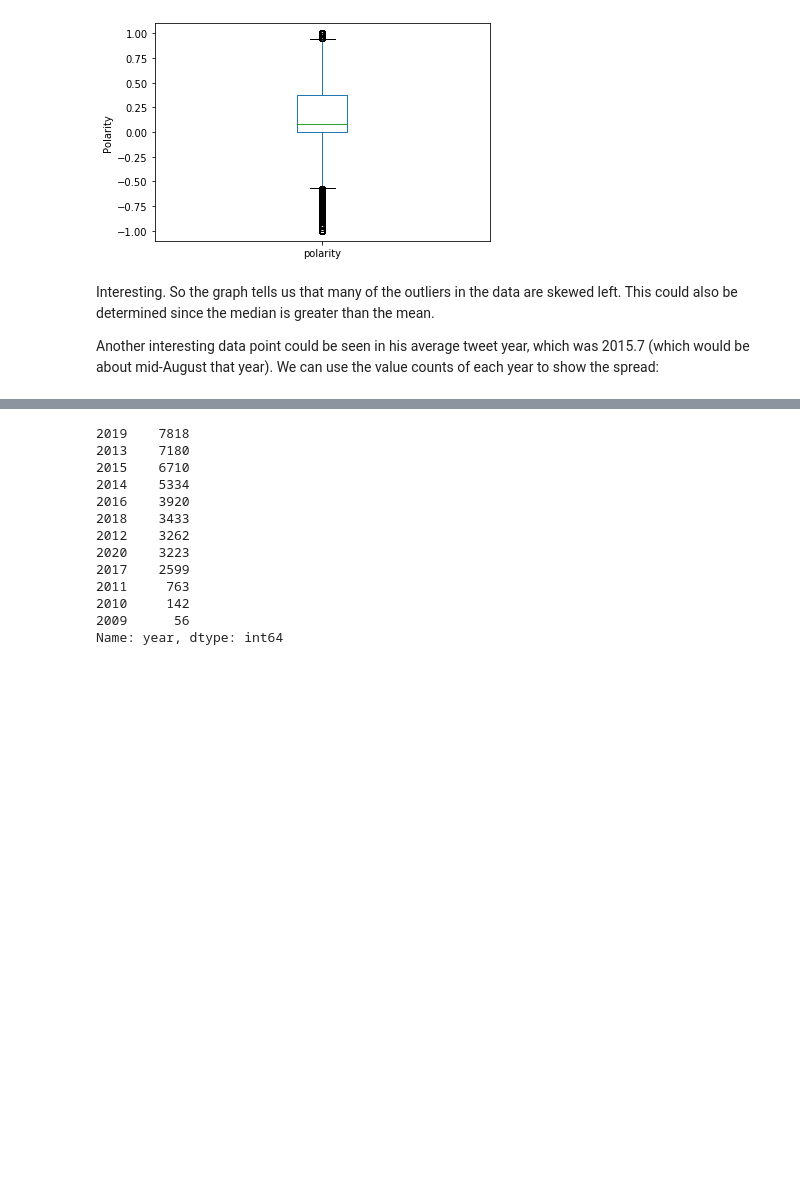
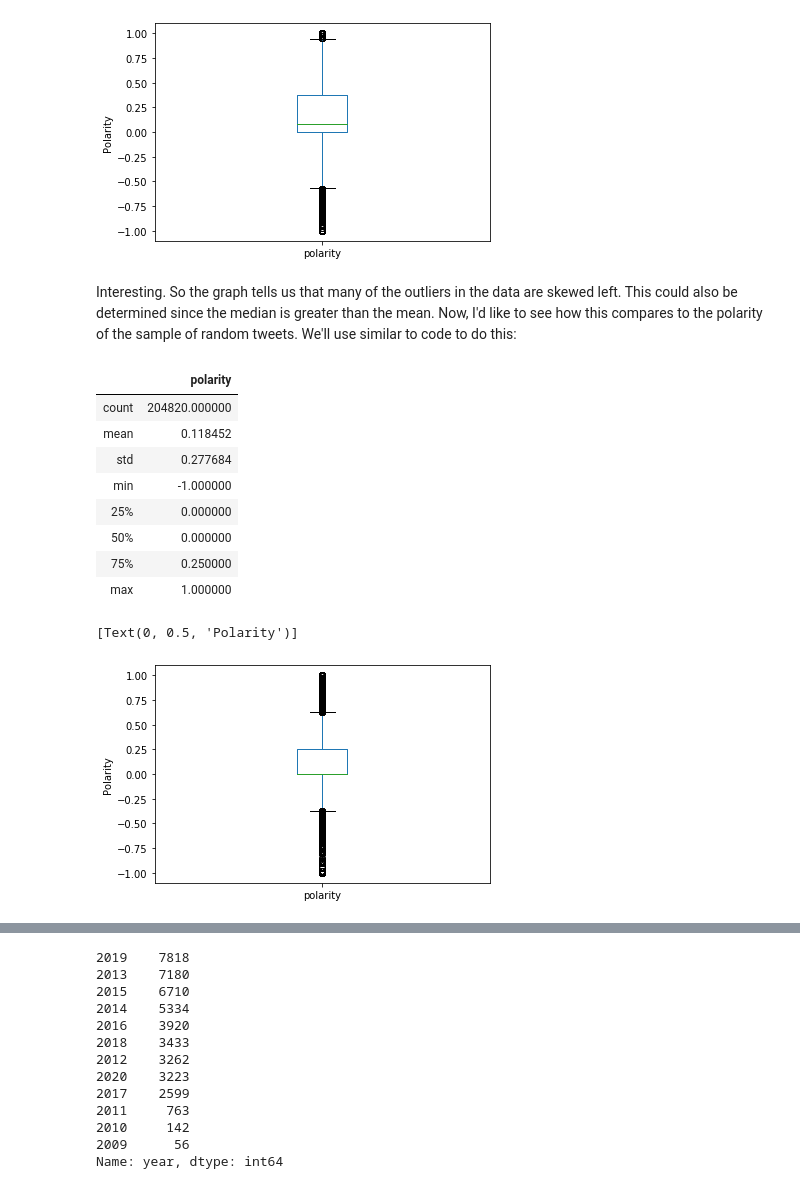
Before and after one commit to Data-Science-for-Linguists-2020/Sentiment-Analysis-of-Trump-Tweets, a Jupyter notebook: code/project_code.ipynb, the cells around one changed output, grey strips where cells are left out. Cells and saved outputs as stored; diff of their text form; code cells hidden in the pictures; blank space fills up the shorter version.

```diff
--- a/code/project_code.ipynb
+++ b/code/project_code.ipynb
@@ -298,6 +310,6 @@ With this number in mind, I can import the correct number of lines using the .he
 # %%
 #read in file and save first 13409 lines into a dataframe
-misc = pd.read_csv('../data/stream.csv').head(40815)
+misc = pd.read_csv('../data/stream.csv')
 #show shape of df
 misc.head()
 misc.shape
@@ -349,0 +362,3 @@ Beautiful. Now we have two separate dataframes of tweets: one set is comprised o
+# %%
+misc_pol = misc.copy(deep=True)
+misc_pol.head()
@@ -349,0 +374,7 @@ Beautiful. Now we have two separate dataframes of tweets: one set is comprised o
+# %%
+#create polarity map
+polarity2 = misc_pol.text.map(lambda x: tb(x).sentiment.polarity)
+
+#add the map to misc_pol
+misc_pol['polarity'] = polarity2
+misc_pol.head()
@@ -385,6 +470,24 @@ fig.savefig(imgdir + 'polarity_box.png')
 [Text(0, 0.5, 'Polarity')]
 [figure]
 # %% [markdown]
-Interesting. So the graph tells us that many of the outliers in the data are skewed left. This could also be determined since the median is greater than the mean.
-
-Another interesting data point could be seen in his average tweet year, which was 2015.7 (which would be about mid-August that year). We can use the value counts of each year to show the spread:
+Interesting. So the graph tells us that many of the outliers in the data are skewed left. This could also be determined since the median is greater than the mean. Now, I'd like to see how this compares to the polarity of the sample of random tweets. We'll use similar to code to do this:
+# %%
+#show statistical information about the polarity
+misc_pol.describe()
+
+#create box graph
+fig = plt.figure()
+misc_pol['polarity'].plot(kind='box').set(ylabel='Polarity')
+fig.savefig(imgdir + 'misc_polarity_box.png')
+# %% [output]
+|  | polarity |
+| count | 204820.000000 |
+| mean | 0.118452 |
+| std | 0.277684 |
+| min | -1.000000 |
+| 25% | 0.000000 |
+| 50% | 0.000000 |
+| 75% | 0.250000 |
+| max | 1.000000 |
+[Text(0, 0.5, 'Polarity')]
+[figure, added]
```
Also changed, not shown: parts of 30 cells of this notebook, 6 other files.
